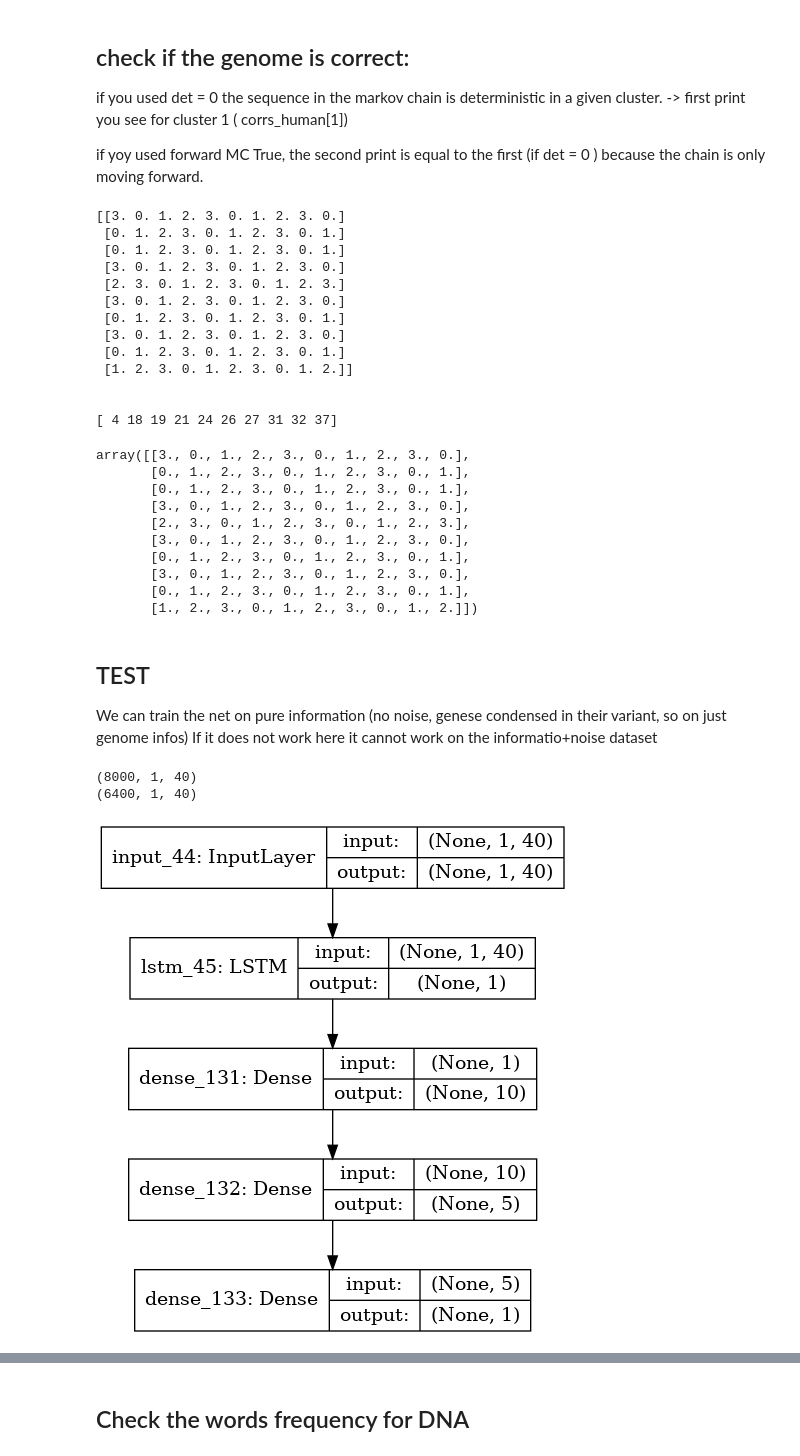
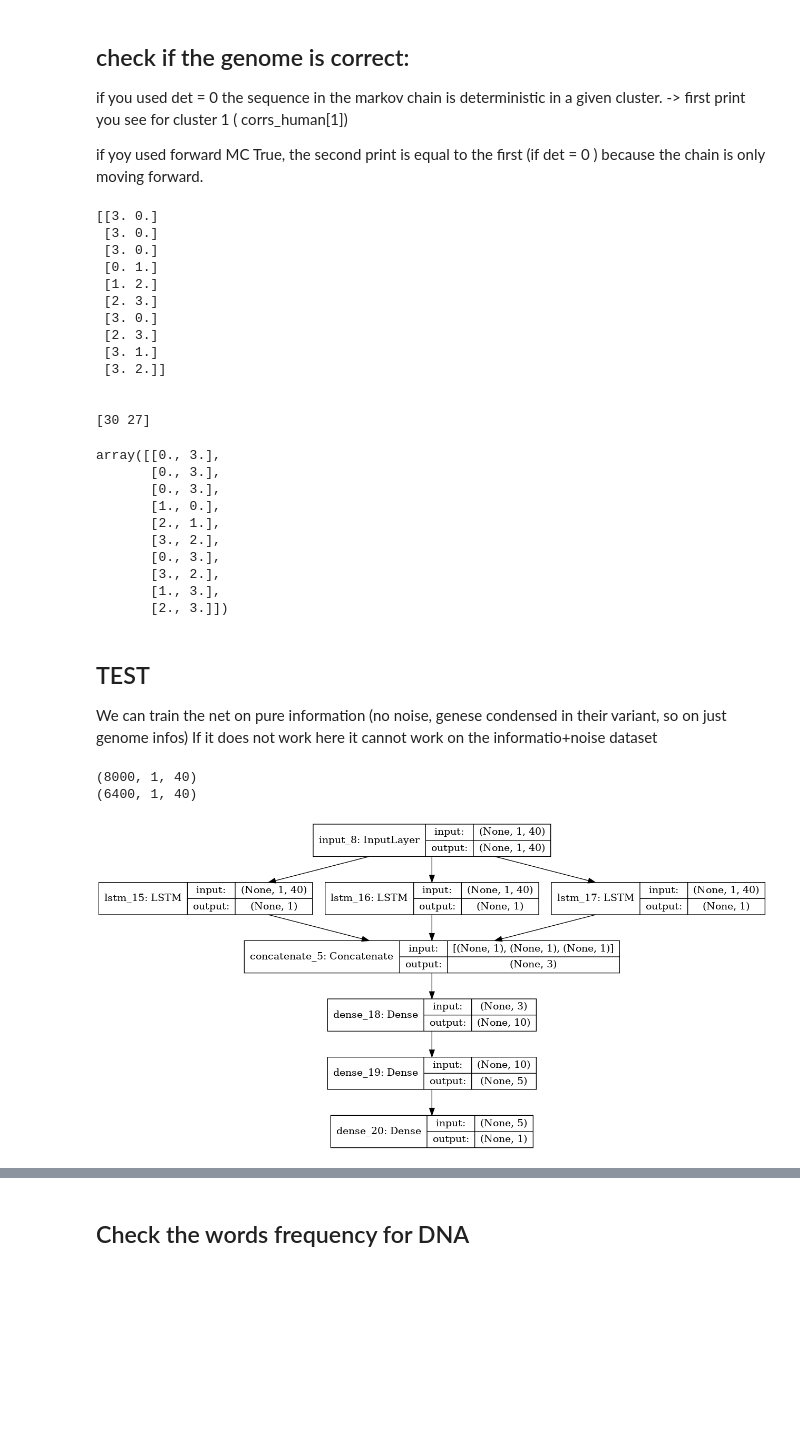
Before and after one commit to edoardospadetto/Ragu, a Jupyter notebook: DNA_FAKE_SEQ_V3.ipynb, the cells around one changed output, grey strips where cells are left out. Saved outputs shown, nothing was run; the diff lists cells and outputs as text; code cells hidden in the pictures; blank space fills up the shorter version.

```diff
--- a/DNA_FAKE_SEQ_V3.ipynb
+++ b/DNA_FAKE_SEQ_V3.ipynb
@@ -42,11 +42,11 @@ N_genes= 40
 avg_dimension_of_correlation_clusters=10
 
 b=0.5 #how different are different genes ? max 0.5
-fraction_of_mutations_per_gene=1#percentage of random mutations in gene variants
+fraction_of_mutations_per_gene=0.2#percentage of random mutations in gene variants
 variants=4 #how may variants?
 
-det=0.2   #how much deterministic is the markov chain 0 MAX 0.25 Min
-forward_mc = True#do you want forward markov chain?
+det=0.1   #how much deterministic is the markov chain 0 MAX 0.25 Min  shuffle(prob(det det det 1-3*det))
+forward_mc = False#do you want forward markov chain?
 
 
 N_people= 4000
@@ -529,29 +522,29 @@ print()
 print(corrs_human[3])
 display(hg_ic[:10, np.sort(corrs_human[3])])
 # %% [output]
-[[3. 0. 1. 2. 3. 0. 1. 2. 3. 0.]
- [0. 1. 2. 3. 0. 1. 2. 3. 0. 1.]
- [0. 1. 2. 3. 0. 1. 2. 3. 0. 1.]
- [3. 0. 1. 2. 3. 0. 1. 2. 3. 0.]
- [2. 3. 0. 1. 2. 3. 0. 1. 2. 3.]
- [3. 0. 1. 2. 3. 0. 1. 2. 3. 0.]
- [0. 1. 2. 3. 0. 1. 2. 3. 0. 1.]
- [3. 0. 1. 2. 3. 0. 1. 2. 3. 0.]
- [0. 1. 2. 3. 0. 1. 2. 3. 0. 1.]
- [1. 2. 3. 0. 1. 2. 3. 0. 1. 2.]]
+[[3. 0.]
+ [3. 0.]
+ [3. 0.]
+ [0. 1.]
+ [1. 2.]
+ [2. 3.]
+ [3. 0.]
+ [2. 3.]
+ [3. 1.]
+ [3. 2.]]
 
 
-[ 4 18 19 21 24 26 27 31 32 37]
+[30 27]
-array([[3., 0., 1., 2., 3., 0., 1., 2., 3., 0.],
-       [0., 1., 2., 3., 0., 1., 2., 3., 0., 1.],
-       [0., 1., 2., 3., 0., 1., 2., 3., 0., 1.],
-       [3., 0., 1., 2., 3., 0., 1., 2., 3., 0.],
-       [2., 3., 0., 1., 2., 3., 0., 1., 2., 3.],
-       [3., 0., 1., 2., 3., 0., 1., 2., 3., 0.],
-       [0., 1., 2., 3., 0., 1., 2., 3., 0., 1.],
-       [3., 0., 1., 2., 3., 0., 1., 2., 3., 0.],
-       [0., 1., 2., 3., 0., 1., 2., 3., 0., 1.],
-       [1., 2., 3., 0., 1., 2., 3., 0., 1., 2.]])
+array([[0., 3.],
+       [0., 3.],
+       [0., 3.],
+       [1., 0.],
+       [2., 1.],
+       [3., 2.],
+       [0., 3.],
+       [3., 2.],
+       [1., 3.],
+       [2., 3.]])
 # %% [markdown]
 ## TEST
 
@@ -578,35 +571,37 @@ yt=np.array(yt)[perm]
 
 from sklearn.model_selection import train_test_split
 Xt_train, Xt_test, Yt_train, Yt_test = train_test_split(xt, yt, test_size = 0.20, random_state = 42, shuffle = True)
 
 #print(np.array(Xt_train)[:10,:3], np.array(Yt_train)[:10])
 
 import keras
 from keras.models import Sequential
 from keras.callbacks import ModelCheckpoint
 from keras.optimizers import SGD, Adam, Adadelta, RMSprop
 from keras.layers import Conv1D, Dense, MaxPooling1D, Flatten, Dropout, concatenate
-from keras.layers import Embedding, GlobalAveragePooling1D, LSTM, SimpleRNN, GRU
+from keras.layers import Embedding, GlobalAveragePooling1D, LSTM, SimpleRNN, GRU, Bidirectional
 from keras.layers.convolutional_recurrent import ConvLSTM2D
 from keras import regularizers
-n_clusters=1
+n_clusters=3
 print(xt.shape)
 print(Xt_train.shape)
 inputs= keras.Input(shape=(1,xt.shape[2]))
 lstm=[]
 for i in range(n_clusters):
     lstm.append(LSTM(xt.shape[1], dropout = 0.0,input_shape=(xt.shape[1],1), recurrent_dropout = 0.0)(inputs))
 #kernel_regularizer=regularizers.l2(0.01),activity_regularizer=regularizers.l1(0.01)
-#merge=concatenate([l for l in lstm])
+    #lstm.append(Bidirectional(LSTM(xt.shape[1], dropout = 0.0,input_shape=(xt.shape[1],1), recurrent_dropout = 0.0))(inputs))
+#kernel_regularizer=regularizers.l2(0.01),activity_regularizer=regularizers.l1(0.01)
+merge=concatenate([l for l in lstm])
 #d=Dense(5,kernel_regularizer=regularizers.l2(0.01),activity_regularizer=regularizers.l1(0.01))(inputs)
-d1=Dense(10)(lstm[0])
+d1=Dense(10)(merge)
 d2=Dense(5)(d1)
 f1=Dense(1, activation = 'sigmoid')(d2)
 
 model = keras.Model(inputs = inputs , outputs = f1, name = "test")
 model.compile(loss = 'binary_crossentropy', optimizer = 'rmsprop', metrics = ['accuracy'])
 keras.utils.plot_model(model, show_shapes = True)
 # %% [output]
 (8000, 1, 40)
 (6400, 1, 40)
-[figure, old version]
+[figure, new version]
```
Also changed, not shown: parts of 12 cells of this notebook.
